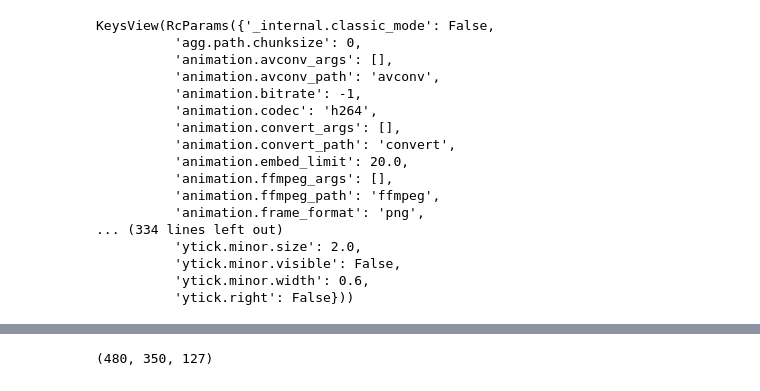
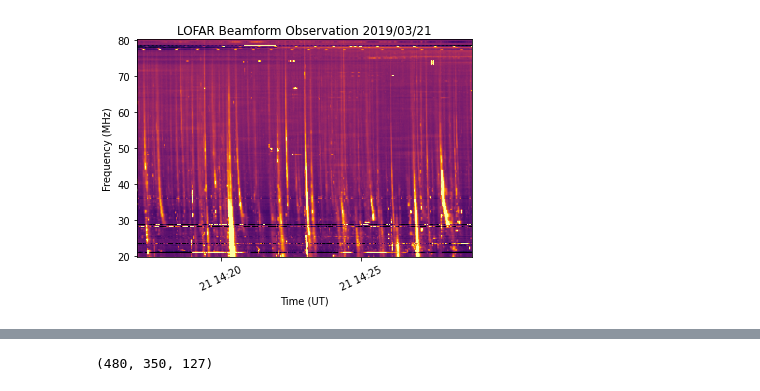
Before and after one commit to peijin94/LOFAR-Sun-tools, a Jupyter notebook: demo/demo_fitscube.ipynb, the cells around one changed output, grey strips where cells are left out. Drawn from its saved outputs; the diff is of its cells as text; code cells hidden in the pictures.

```diff
--- a/demo/demo_fitscube.ipynb
+++ b/demo/demo_fitscube.ipynb
@@ -20,23 +20,3 @@ except:
 
 %load_ext autoreload
 %autoreload 2
-# %%
-plt.rcParams.keys()
-# %% [output]
-KeysView(RcParams({'_internal.classic_mode': False,
-          'agg.path.chunksize': 0,
-          'animation.avconv_args': [],
-          'animation.avconv_path': 'avconv',
-          'animation.bitrate': -1,
-          'animation.codec': 'h264',
-          'animation.convert_args': [],
-          'animation.convert_path': 'convert',
-          'animation.embed_limit': 20.0,
-          'animation.ffmpeg_args': [],
-          'animation.ffmpeg_path': 'ffmpeg',
-          'animation.frame_format': 'png',
-... (334 lines left out)
-          'ytick.minor.size': 2.0,
-          'ytick.minor.visible': False,
-          'ytick.minor.width': 0.6,
-          'ytick.right': False}))
@@ -43 +26,5 @@ KeysView(RcParams({'_internal.classic_mode': False,
+# %%
+dataset.plot_bf_dyspec()
+# %% [output]
+[figure, added]
 # %%
```
Also changed, not shown: parts of 4 cells of this notebook, 4 other files.
